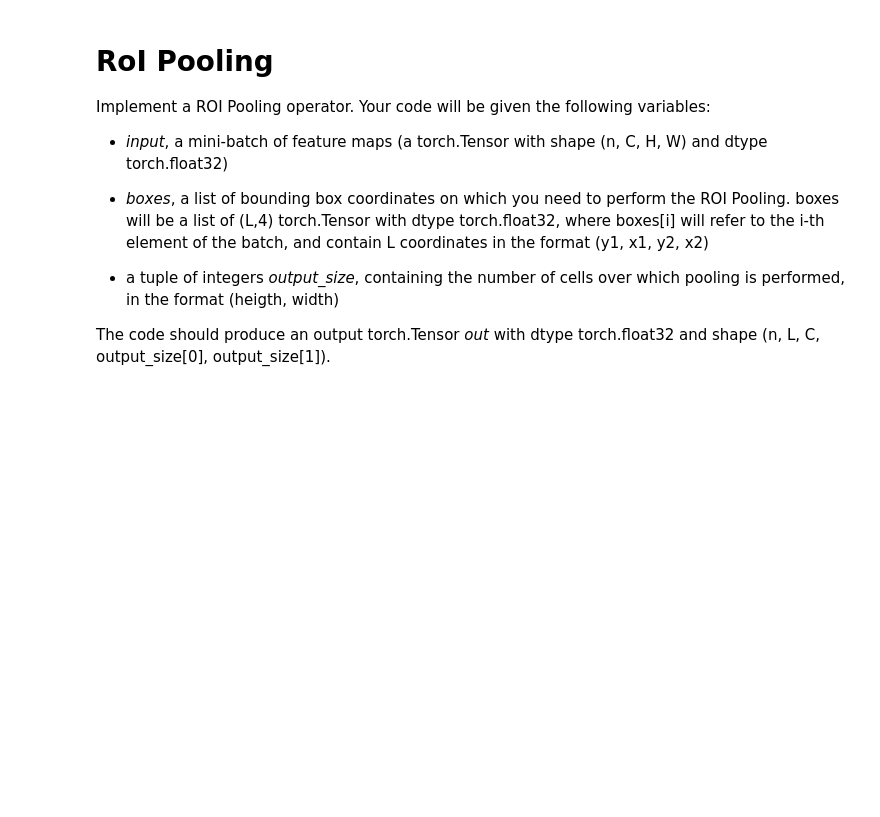
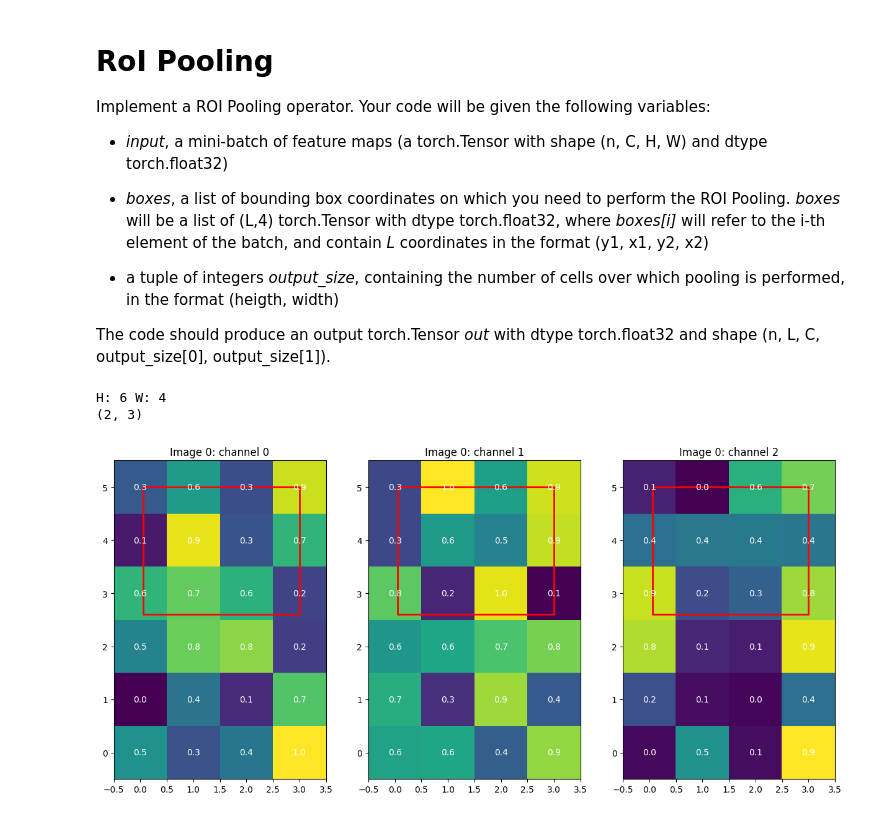
Before and after one commit to martinellop/cvcs-exercises, a Jupyter notebook: 06 Object Detection/ROI Pooling.ipynb, the cells around one changed output. Drawn from its saved outputs; the diff is of its cells as text; code cells hidden in the pictures; blank space fills up the shorter version.

Commit message:
working on RoI pooling

```diff
--- a/06 Object Detection/ROI Pooling.ipynb
+++ b/06 Object Detection/ROI Pooling.ipynb
@@ -5,7 +5,7 @@ Implement a ROI Pooling operator. Your code will be given the following variable
 
 * *input*, a mini-batch of feature maps (a torch.Tensor with shape (n, C, H, W) and dtype torch.float32)
 
-* *boxes*, a list of bounding box coordinates on which you need to perform the ROI Pooling. boxes will be a list of (L,4) torch.Tensor with dtype torch.float32, where boxes[i] will refer to the i-th element of the batch, and contain L coordinates in the format (y1, x1, y2, x2)
+* *boxes*, a list of bounding box coordinates on which you need to perform the ROI Pooling. *boxes* will be a list of (L,4) torch.Tensor with dtype torch.float32, where *boxes[i]* will refer to the i-th element of the batch, and contain *L* coordinates in the format (y1, x1, y2, x2)
 
 * a tuple of integers *output_size*, containing the number of cells over which pooling is performed, in the format (heigth, width)
 
@@ -13,14 +13,18 @@ The code should produce an output torch.Tensor *out* with dtype torch.float32 an
 # %%
 import random
 import torch
+from matplotlib import pyplot as plt
+from matplotlib.patches import Rectangle
+from matplotlib.patches import Circle
+
 
 n = random.randint(1, 3)
 C = random.randint(10, 20)
-H = random.randint(5, 10)
-W = random.randint(5, 10)
+H = 6# random.randint(5, 10)
+W = 4# random.randint(5, 10)
 oH = random.randint(2, 4)
 oW = random.randint(2, 4)
-L = random.randint(2, 6)
+L = random.randint(2, 6)  #number of boxes foreach map
 input = torch.rand(n, C, H, W)
 boxes = [torch.zeros(L, 4) for _ in range(n)]
 for i in range(n):
@@ -33,3 +37,53 @@ for i in range(n):
   boxes[i][:,2] = torch.clamp(boxes[i][:,2], max=H-1)
   boxes[i][:,3] = torch.clamp(boxes[i][:,3], max=W-1)
 output_size = (oH, oW)
+
+
+print("H:", H, "W:", W)
+print(output_size)
+# %% [output]
+H: 6 W: 4
+(2, 3)
+# %%
+#let's show an example
+
+def showMapsAndBoxes(maps:torch.Tensor, boxes:torch.Tensor, highlightCorners=False):
+    """Mamps should have shape (C,H,W)"""
+    numChannels = 3
+
+    fig, ax = plt.subplots(1,numChannels,figsize=(15, 15))
+    for i in range(min(maps.shape[0],numChannels)):
+        example = maps[i]
+        im = ax[i].imshow(example)
+
+        #let's print boxes
+        for b in boxes:
+            dims = b
+            x=dims[1]
+            y=dims[0]
+            w=dims[3] - dims[1]
+            h=dims[2] - dims[0]
+            ax[i].add_patch(Rectangle((x, y), w, h, fc ='none', ec ='red', lw = 2) )
+
+            if highlightCorners:
+                cornerColor='orange'
+                ax[i].add_patch(Circle((x,y),0.2, fc ='none', ec =cornerColor , lw = 2))
+                ax[i].add_patch(Circle((x+w,y),0.2, fc ='none', ec =cornerColor , lw = 2))
+                ax[i].add_patch(Circle((x,y+h),0.2, fc ='none', ec =cornerColor , lw = 2))
+                ax[i].add_patch(Circle((x+w,y+h),0.2, fc ='none', ec =cornerColor , lw = 2))
+
+        # let's write cell values
+        for k in range(example.shape[0]):
+            for j in range(example.shape[1]):
+                value = '%.1f' % example[k, j]
+                text = ax[i].text(j, k, value,
+                            ha="center", va="center", color="w")
+        ax[i].set_title("Image 0: channel " + str(i))
+        ax[i].set_ylim(ax[i].get_ylim()[::-1]) #reversing y axis orientation
+
+    plt.show()
+
+
+showMapsAndBoxes(input[0],boxes[0][0].unsqueeze(0))
+# %% [output]
+[figure, added]
```
Also changed, not shown: parts of 2 cells of this notebook.
